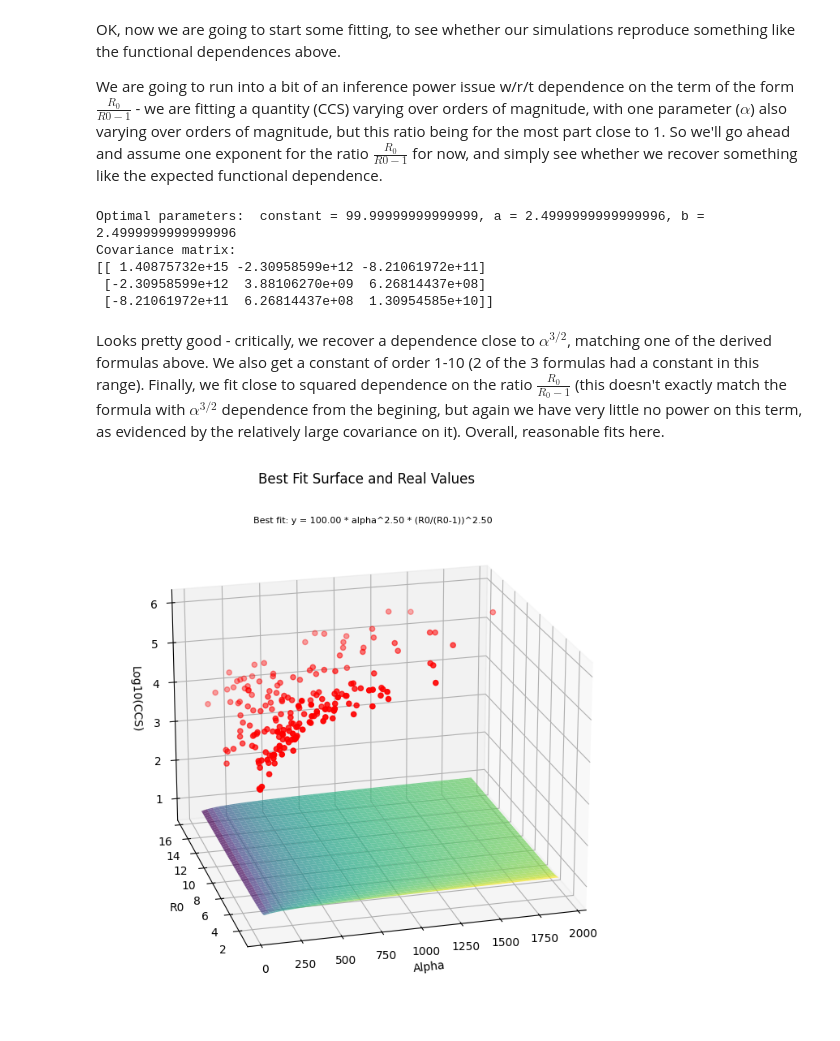
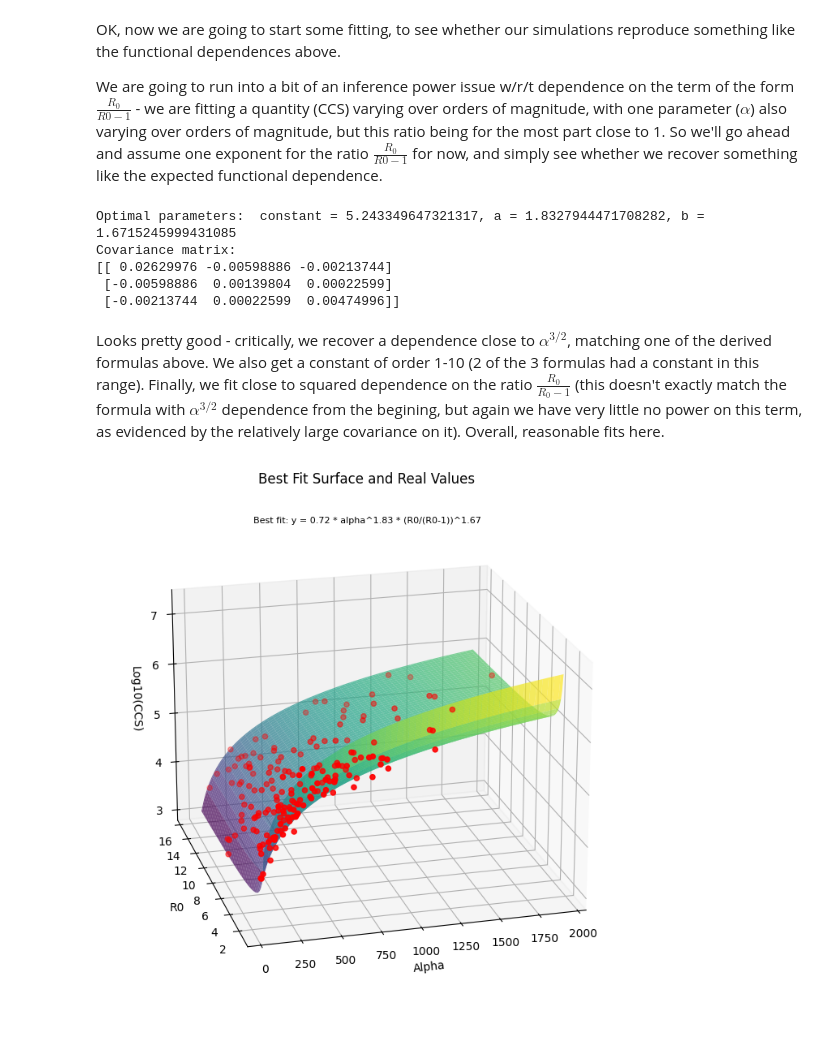
Before and after one commit to laser-base/laser-generic, a Jupyter notebook: docs/tutorials/notebooks/07_SIR_CCS.ipynb, the cells around one changed output. Cells and saved outputs as stored; diff of their text form; code cells hidden in the pictures.

```diff
--- a/docs/tutorials/notebooks/07_SIR_CCS.ipynb
+++ b/docs/tutorials/notebooks/07_SIR_CCS.ipynb
@@ -318,14 +318,14 @@ if (results_df is not None) and (params_df is not None):
     popt, pcov = curve_fit(
         fitting_function,
         Xdata,
-        CCS_est_values,
+        np.log10(CCS_est_values),
         bounds=([0.1, -2.5, -2.5], [100, 2.5, 2.5]),
         maxfev=10000
     )
 
     # # Extract the optimal parameters
     # constant_opt, a_opt, b_opt, c_opt = popt
-    print(f"Optimal parameters:  constant = {popt[0]}, a = {popt[1]}, b = {popt[2]}")#, c = {popt[3]}")
+    print(f"Optimal parameters:  constant = {10**popt[0]}, a = {popt[1]}, b = {popt[2]}")#, c = {popt[3]}")
     print(f"Covariance matrix:\n{pcov}")
 
 else:
@@ -336,11 +336,11 @@ else:
 
     print("No results available for curve fitting.")
 # %% [output]
-Optimal parameters:  constant = 99.99999999999999, a = 2.4999999999999996, b = 2.4999999999999996
+Optimal parameters:  constant = 5.243349647321317, a = 1.8327944471708282, b = 1.6715245999431085
 Covariance matrix:
-[[ 1.40875732e+15 -2.30958599e+12 -8.21061972e+11]
- [-2.30958599e+12  3.88106270e+09  6.26814437e+08]
- [-8.21061972e+11  6.26814437e+08  1.30954585e+10]]
+[[ 0.02629976 -0.00598886 -0.00213744]
+ [-0.00598886  0.00139804  0.00022599]
+ [-0.00213744  0.00022599  0.00474996]]
 # %% [markdown]
 Looks pretty good - critically, we recover a dependence close to $\alpha^{3/2}$, matching one of the derived formulas above.  We also get a constant of order 1-10 (2 of the 3 formulas had a constant in this range).  Finally, we fit close to squared dependence on the ratio $\frac{R_0}{R_0-1}$ (this doesn't exactly match the formula with $\alpha^{3/2}$ dependence from the begining, but again we have very little no power on this term, as evidenced by the relatively large covariance on it).  Overall, reasonable fits here.
 # %%
@@ -355,35 +355,35 @@ if (alpha_values is not None) and (R0_values is not None) and (CCS_est_values is
     best_fit_surface = fitting_function((alpha_fit, R0_fit), popt[0], popt[1], popt[2])
 
     # Plot the best fit surface
     fig = plt.figure(figsize=(14, 7))
     ax = fig.add_subplot(111, projection="3d")
 
 
     # # Plot the best fit surface
-    ax.plot_surface(alpha_fit, R0_fit, np.log10(best_fit_surface), cmap="viridis", alpha=0.7)
+    ax.plot_surface(alpha_fit, R0_fit, best_fit_surface, cmap="viridis", alpha=0.7)
 
     # # Scatter the real values for comparison
     ax.scatter(alpha_values, R0_values, np.log10(CCS_est_values), color="red", label="Real Values")
 
     ax.set_xlabel("Alpha")
     ax.set_ylabel("R0")
     ax.set_zlabel("Log10(CCS)")
     ax.set_title("Best Fit Surface and Real Values")
 
     # # Add the best fit equation as a textbox
     equation_text = f"Best fit: y = {popt[0]:.2f} * alpha^{popt[1]:.2f} * (R0/(R0-1))^{popt[2]:.2f}"
     fig.text(.4, 0.9, equation_text, transform=fig.transFigure, fontsize=8, verticalalignment='top')
 
     plt.tight_layout()
     # # Rotate the camera for a better viewing angle
     ax.view_init(elev=20, azim=255)
     plt.show()
 
 else:
 
     print("Insufficient data for 3D plotting.")
 # %% [output]
-[figure, old version]
+[figure, new version]
 # %%
 fig, ax = plt.subplots(figsize=(10, 7))
 
```
Also changed, not shown: parts of 2 cells of this notebook.
